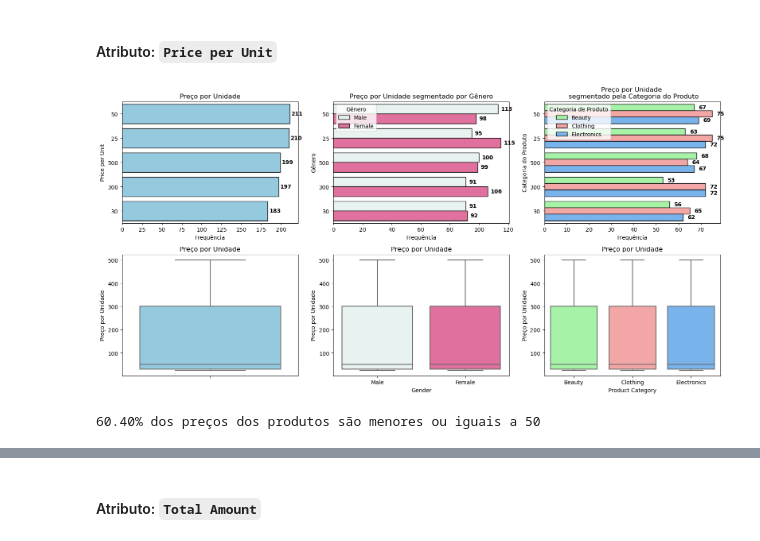
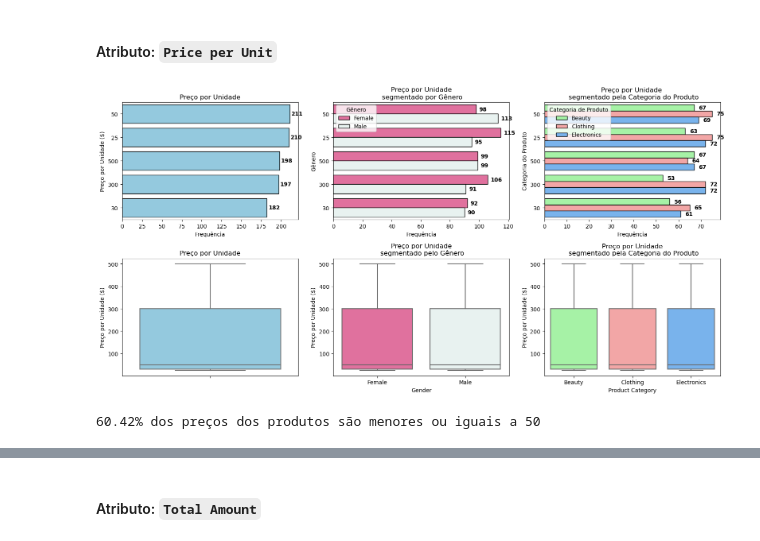
Before and after one commit to DevBrunoP/AED-Retail-Sales-Dataset, a Jupyter notebook: AED - Dados Varejo.ipynb, the cells around one changed output, grey strips where cells are left out. Saved outputs shown, nothing was run; the diff lists cells and outputs as text; code cells hidden in the pictures.

```diff
--- a/AED - Dados Varejo.ipynb
+++ b/AED - Dados Varejo.ipynb
@@ -291,2 +296,4 @@ memory usage: 41.4 KB
+# %%
+df = df[df['Date'].dt.year == 2023]
 # %%
 total_registros_df = len(df)
@@ -324,11 +321,10 @@ df.describe(include='category')
 # %%
-# Criar a figura com três gráficos lado a lado
-fig, axes = plt.subplots(nrows=1, ncols=3, figsize=(16, 8))
+fig, axes = plt.subplots(nrows=1, ncols=3, figsize=(16, 8)) # Criando um grid três gráficos lado a lado
 
-# 🎯 Gráfico 1: Quantidade de Clientes por Gênero
+# 🎯 Gráfico 1
 gender_order = df["Gender"].value_counts().index  # Ordenar categorias pela contagem
 sns.countplot(data=df, y="Gender", palette=palete_gender, edgecolor="black", ax=axes[0],order=gender_order)
-axes[0].set_title("Quantidade de Clientes por Gênero", fontsize=12)
+axes[0].set_title("Quantidade de vendas pelo Gênero do cliente", fontsize=12)
 axes[0].set_xlabel("Quantidade", fontsize=10)
 axes[0].set_ylabel("Gênero", fontsize=10)
 
@@ -338,10 +334,10 @@ for p in axes[0].patches:
                      (p.get_width() + 2, p.get_y() + p.get_height()/2),
                      ha='left', va='center', fontsize=10, fontweight="bold")
 
-# 🎯 Gráfico 2: Quantidade de Clientes por Categoria do Produto (Ordenado)
+# 🎯 Gráfico 2
 product_category_order = df["Product Category"].value_counts().index  # Ordenar categorias pela contagem
 sns.countplot(data=df, y="Product Category", palette=palette_product_category, edgecolor="black", ax=axes[1], order=product_category_order)
-axes[1].set_title("Quantidade de Clientes por Categoria do Produto", fontsize=12)
+axes[1].set_title("Quantidade de vendas pela Categoria do Produto", fontsize=12)
 axes[1].set_xlabel("Quantidade", fontsize=10)
 axes[1].set_ylabel("Categoria do Produto", fontsize=10)
 
@@ -351,12 +347,12 @@ for p in axes[1].patches:
                      (p.get_width() + 2, p.get_y() + p.get_height()/2),
                      ha='left', va='center', fontsize=10, fontweight="bold")
 
-# 🎯 Gráfico 3: Quantidade de Clientes por Gênero Segmentado pelo Product Category
+# 🎯 Gráfico 3
 sns.countplot(data=df, y="Gender", hue="Product Category", palette=palette_product_category, edgecolor="black", ax=axes[2])
-axes[2].set_title("Quantidade de Clientes por Gênero \n Segmentado pela Categoria do Produto", fontsize=12)
+axes[2].set_title("Quantidade de vendas pelo Gênero do cliente\n segmentado pela Categoria do Produto", fontsize=12)
 axes[2].set_xlabel("Quantidade", fontsize=10)
 axes[2].set_ylabel("Gênero", fontsize=10)
-axes[2].legend(title="Categoria de Produto", loc="upper left")  # Mover legenda para o canto superior esquerdo
+axes[2].legend(title="Categoria de Produto", loc="upper left")  # Mover legenda para o canto superior esquerdo para facilitar a visualização
 
 # Adicionar rótulos de valores dentro das barras do gráfico 3
 for p in axes[2].patches:
@@ -528,14 +536,13 @@ print(f'{mais_de_um_protudo_adquirido}% dos clientes adquiriram mais de 1 produt
 # Ordenação dos gráficos com base na frequência de compras por preço da unidade
 order = df.groupby("Price per Unit")["Price per Unit"].value_counts().sort_values(ascending=False).index
 
-# Criar a figura com três gráficos lado a lado
-fig, graficos = plt.subplots(nrows=2, ncols=3, figsize=(16, 8))
+fig, graficos = plt.subplots(nrows=2, ncols=3, figsize=(16, 8)) # Criação de um Grid 2x3 de gráficos
 
-# 🎯 Gráfico 1: Quantidade de produtos adquiridos
+# 🎯 Gráfico 1 (Barras)
 sns.countplot(data=df, y="Price per Unit", order=order ,color='skyblue', edgecolor="black", ax=graficos[0][0])
 graficos[0][0].set_title("Preço por Unidade", fontsize=12)
 graficos[0][0].set_xlabel("Frequência", fontsize=10)
-graficos[0][0].set_ylabel("Price per Unit", fontsize=10)
+graficos[0][0].set_ylabel("Preço por Unidade ($)", fontsize=10)
 
 # Adicionar rótulos de valores dentro das barras
 for p in graficos[0][0].patches:
@@ -545,56 +552,49 @@ for p in graficos[0][0].patches:
 
 
 
-# 🎯 Gráfico 2: Quantidade de produtos adquiridos segmentados por Gênero
+# 🎯 Gráfico 2 (Barras)
 sns.countplot(data=df, y="Price per Unit", order=order, hue="Gender", edgecolor="black", ax=graficos[0][1], palette=palete_gender)
-graficos[0][1].set_title("Preço por Unidade segmentado por Gênero", fontsize=12)
+graficos[0][1].set_title("Preço por Unidade\n segmentado por Gênero", fontsize=12)
 graficos[0][1].set_xlabel("Frequência", fontsize=10)
 graficos[0][1].set_ylabel("Gênero", fontsize=10)
 graficos[0][1].legend(title="Gênero", loc="upper left")
 
 # Adicionar rótulos de valores dentro das barras do gráfico 3
 for p in graficos[0][1].patches:
     graficos[0][1].annotate(f'{int(p.get_width())}',
                     (p.get_width() + 2, p.get_y() + p.get_height()/2),
                     ha='left', va='center', fontsize=10, fontweight="bold")
 
 
-# 🎯 Gráfico 3: Quantidade de produtos adquiridos segmentados por categoria
+# 🎯 Gráfico 3 (Barras)
 sns.countplot(data=df, y="Price per Unit",hue="Product Category", order=order, edgecolor="black", ax=graficos[0][2], palette=palette_product_category)
 graficos[0][2].set_title("Preço por Unidade \n segmentado pela Categoria do Produto", fontsize=12)
 graficos[0][2].set_xlabel("Frequência", fontsize=10)
 graficos[0][2].set_ylabel("Categoria do Produto", fontsize=10)
 graficos[0][2].legend(title="Categoria de Produto", loc="upper left")
 
 # Adicionar rótulos de valores dentro das barras
 for p in graficos[0][2].patches:
     graficos[0][2].annotate(f'{int(p.get_width())}',
                      (p.get_width() + 2, p.get_y() + p.get_height()/2),
                      ha='left', va='center', fontsize=10, fontweight="bold")
 
-
-sns.boxplot(data=df, y='Price per Unit', color='skyblue', ax=graficos[1][0])
-graficos[1][0].set_title('Preço por Unidade', fontsize=12)
-graficos[1][0].set_ylabel('Preço por Unidade', fontsize=10)
-
-sns.boxplot(data=df, y='Price per Unit', x='Gender', palette=palete_gender ,ax=graficos[1][1])
-graficos[1][1].set_title('Preço por Unidade', fontsize=12)
-graficos[1][1].set_ylabel('Preço por Unidade', fontsize=10)
-
-sns.boxplot(data=df, y='Price per Unit', x='Product Category', palette=palette_product_category, ax=graficos[1][2])
-graficos[1][2].set_title('Preço por Unidade', fontsize=12)
-graficos[1][2].set_ylabel('Preço por Unidade', fontsize=10)
-
+# 🎯 Gráfico 4 (Boxplot)
+gerador_boxplot(data=df, y='Price per Unit', eixos=graficos, valor_eixos=[1,0], title='Preço por Unidade', y_label='Preço por Unidade ($)')
+# 🎯 Gráfico 5 (Boxplot)
+gerador_boxplot(data=df, y='Price per Unit', x='Gender' ,eixos=graficos, valor_eixos=[1,1], title='Preço por Unidade\n segmentado pelo Gênero', y_label='Preço por Unidade ($)', palette=palete_gender)
+# 🎯 Gráfico 6 (Boxplot)
+gerador_boxplot(data=df, y='Price per Unit', x='Product Category' ,eixos=graficos, valor_eixos=[1,2], title='Preço por Unidade\n segmentado pela Categoria do Produto', y_label='Preço por Unidade ($)', palette=palette_product_category)
 
 # Ajustar layout
 plt.tight_layout()
 plt.show()
 # %% [output]
-[figure, old version]
+[figure, new version]
 # %%
 produtos_menores_que_51 = (len(df[df['Price per Unit'] <= 50]) / total_registros_df) * 100
 
 print(f'{format(produtos_menores_que_51, ".2f")}% dos preços dos produtos são menores ou iguais a 50')
 # %% [output]
-60.40% dos preços dos produtos são menores ou iguais a 50
+60.42% dos preços dos produtos são menores ou iguais a 50
 # %% [markdown]
```
Also changed, not shown: parts of 63 cells of this notebook.
